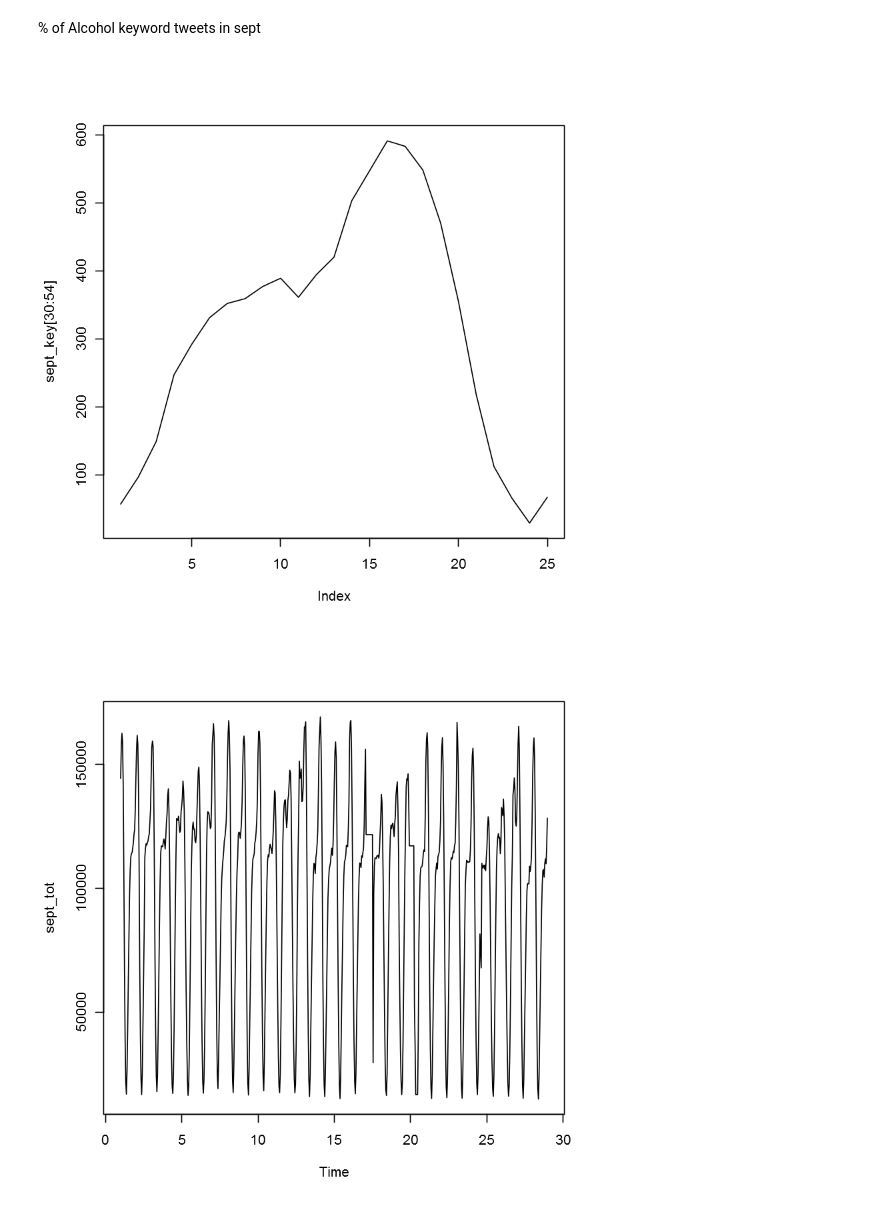
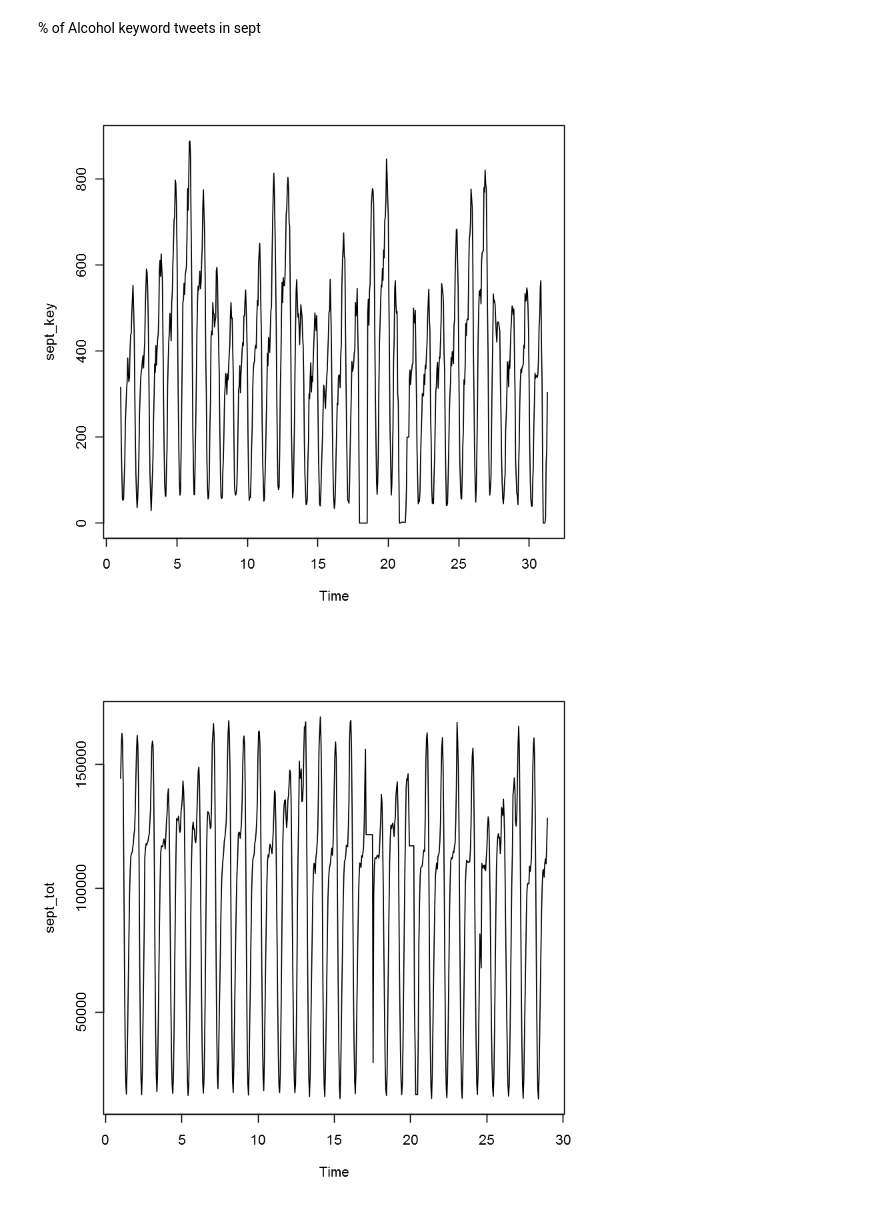
Before and after one commit to tj2huang/nyu-research, a Jupyter notebook: notebooks/r/phase.ipynb, the cells around one changed output. Drawn from its saved outputs; the diff is of its cells as text; code cells hidden in the pictures.

```diff
--- a/notebooks/r/phase.ipynb
+++ b/notebooks/r/phase.ipynb
@@ -157,9 +157,9 @@ d*24
 # %% [markdown]
 % of Alcohol keyword tweets in sept
 # %%
-plot(sept_key[30:54], type='l')
+plot(sept_key, type='l')
 # %% [output]
-[figure, old version]
+[figure, new version]
 # %%
 plot(sept_tot)
 # %% [output]
```
Also changed, not shown: parts of 3 cells of this notebook, 7 other files.
